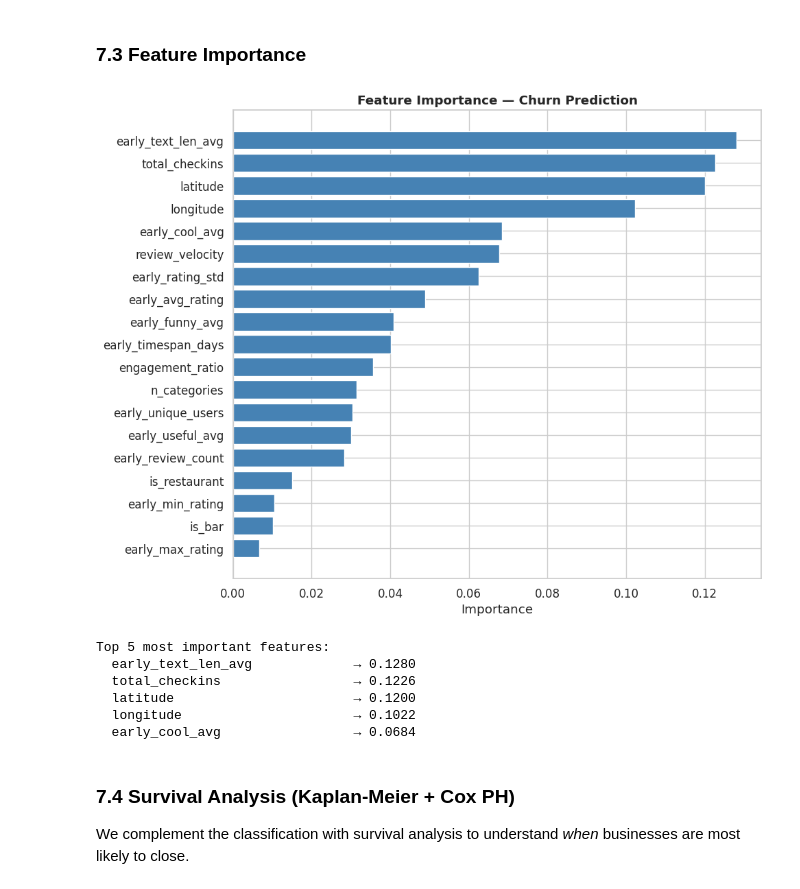
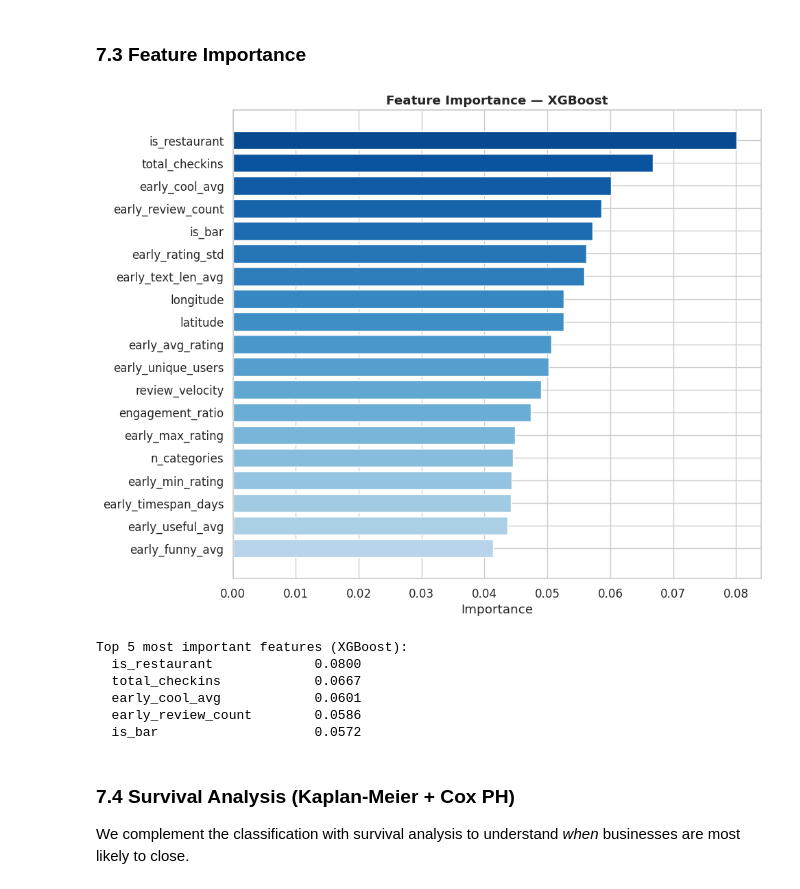
Before and after one commit to DanielRegaladoUMiami/MAS651-Final-Project, a Jupyter notebook: MAS651_Final_Project_Yelp.ipynb, the cells around one changed output. Saved outputs shown, nothing was run; the diff lists cells and outputs as text; code cells hidden in the pictures.

Commit message:
Notebooks update
Deleted two notebooks and new name for the final project notebook.

```diff
--- a/MAS651_Final_Project_Yelp.ipynb
+++ b/MAS651_Final_Project_Yelp.ipynb
@@ -1931,8 +1827,17 @@ Gradient Boosting:
 best_model_name = max(results, key=lambda x: results[x]['auc'])
 best_result = results[best_model_name]
 print(f"Best model: {best_model_name} (AUC = {best_result['auc']:.4f})")
+print(f"Best params (Optuna): {best_result['best_params']}")
+print(f"Found in trial #{best_result['n_trials']} of {N_TRIALS}")
 print()
 
 # Classification report
 print(classification_report(y_test, best_result['y_pred'], target_names=['Closed', 'Open']))
+
+# Summary table
+print(f"\n{'Model':<25} {'CV AUC':>10} {'Test AUC':>10} {'F1':>8} {'Acc':>8}")
+print(f"{'-'*65}")
+for name, res in results.items():
+    marker = ' ◄' if name == best_model_name else ''
+    print(f"{name:<25} {res['cv_best_auc']:>10.4f} {res['auc']:>10.4f} {res['f1']:>8.4f} {res['accuracy']:>8.4f}{marker}")
 # %% [output]
@@ -1951,24 +1866,25 @@ weighted avg       0.71      0.72      0.71       814
 fig, axes = plt.subplots(1, 2, figsize=(14, 5))
 
 # ROC Curves
-for name, res in results.items():
+colors = ['#2196F3', '#4CAF50', '#FF9800', '#9C27B0', '#F44336']
+for (name, res), color in zip(results.items(), colors):
     if res['y_prob'] is not None:
         fpr, tpr, _ = roc_curve(y_test, res['y_prob'])
-        axes[0].plot(fpr, tpr, label=f"{name} (AUC={res['auc']:.3f})", linewidth=2)
+        axes[0].plot(fpr, tpr, label=f"{name} (AUC={res['auc']:.3f})", linewidth=2, color=color)
 
 axes[0].plot([0, 1], [0, 1], 'k--', alpha=0.5)
 axes[0].set_xlabel('False Positive Rate')
 axes[0].set_ylabel('True Positive Rate')
 axes[0].set_title('ROC Curves — Churn Prediction', fontweight='bold')
-axes[0].legend(fontsize=9)
+axes[0].legend(fontsize=8)
 
 # Confusion Matrix (best model)
 cm = confusion_matrix(y_test, best_result['y_pred'])
 sns.heatmap(cm, annot=True, fmt='d', cmap='Blues', ax=axes[1],
             xticklabels=['Closed', 'Open'], yticklabels=['Closed', 'Open'])
 axes[1].set_title(f'Confusion Matrix — {best_model_name}', fontweight='bold')
+axes[1].set_ylabel('Actual')
 axes[1].set_xlabel('Predicted')
-axes[1].set_ylabel('Actual')
 
 plt.tight_layout()
 plt.show()
@@ -2354,33 +2000,38 @@ This demonstrates how NLP can complement structured features in business analyti
 ### 7.3 Feature Importance
 # %%
 # ── Feature Importance (from best tree-based model) ──
-# Use Random Forest or Gradient Boosting importance
-tree_model = results.get('Gradient Boosting', results.get('Random Forest'))
-if tree_model:
-    importances = tree_model['model'].feature_importances_
-    feat_imp = pd.DataFrame({
-        'Feature': feature_cols,
-        'Importance': importances
-    }).sort_values('Importance', ascending=True)
 
-    fig, ax = plt.subplots(figsize=(10, 8))
-    ax.barh(feat_imp['Feature'], feat_imp['Importance'], color='steelblue', edgecolor='white')
-    ax.set_title('Feature Importance — Churn Prediction', fontweight='bold')
-    ax.set_xlabel('Importance')
-    plt.tight_layout()
-    plt.show()
+# Find the best tree-based model for feature importance
+tree_models = {k: v for k, v in results.items()
+               if hasattr(v['clf'], 'feature_importances_')}
+best_tree_name = max(tree_models, key=lambda x: tree_models[x]['auc'])
+best_tree_clf = tree_models[best_tree_name]['clf']
 
-    print("\nTop 5 most important features:")
-    for _, row in feat_imp.tail(5).iloc[::-1].iterrows():
-        print(f"  {row['Feature']:30s} → {row['Importance']:.4f}")
+importances = best_tree_clf.feature_importances_
+feat_imp = pd.DataFrame({
+    'Feature': feature_cols,
+    'Importance': importances
+}).sort_values('Importance', ascending=True)
+
+fig, ax = plt.subplots(figsize=(10, 8))
+colors = plt.cm.Blues(np.linspace(0.3, 0.9, len(feat_imp)))
+ax.barh(feat_imp['Feature'], feat_imp['Importance'], color=colors, edgecolor='white')
+ax.set_title(f'Feature Importance — {best_tree_name}', fontweight='bold')
+ax.set_xlabel('Importance')
+plt.tight_layout()
+plt.show()
+
+print(f"\nTop 5 most important features ({best_tree_name}):")
+for _, row in feat_imp.tail(5).iloc[::-1].iterrows():
+    print(f"  {row['Feature']:<25s} {row['Importance']:.4f}")
 # %% [output]
-[figure, old version]
+[figure, new version]
-Top 5 most important features:
-  early_text_len_avg             → 0.1280
-  total_checkins                 → 0.1226
-  latitude                       → 0.1200
-  longitude                      → 0.1022
-  early_cool_avg                 → 0.0684
+Top 5 most important features (XGBoost):
+  is_restaurant             0.0800
+  total_checkins            0.0667
+  early_cool_avg            0.0601
+  early_review_count        0.0586
+  is_bar                    0.0572
 # %% [markdown]
 ### 7.4 Survival Analysis (Kaplan-Meier + Cox PH)
 
```
Also changed, not shown: parts of 56 cells of this notebook, 1 other file.
